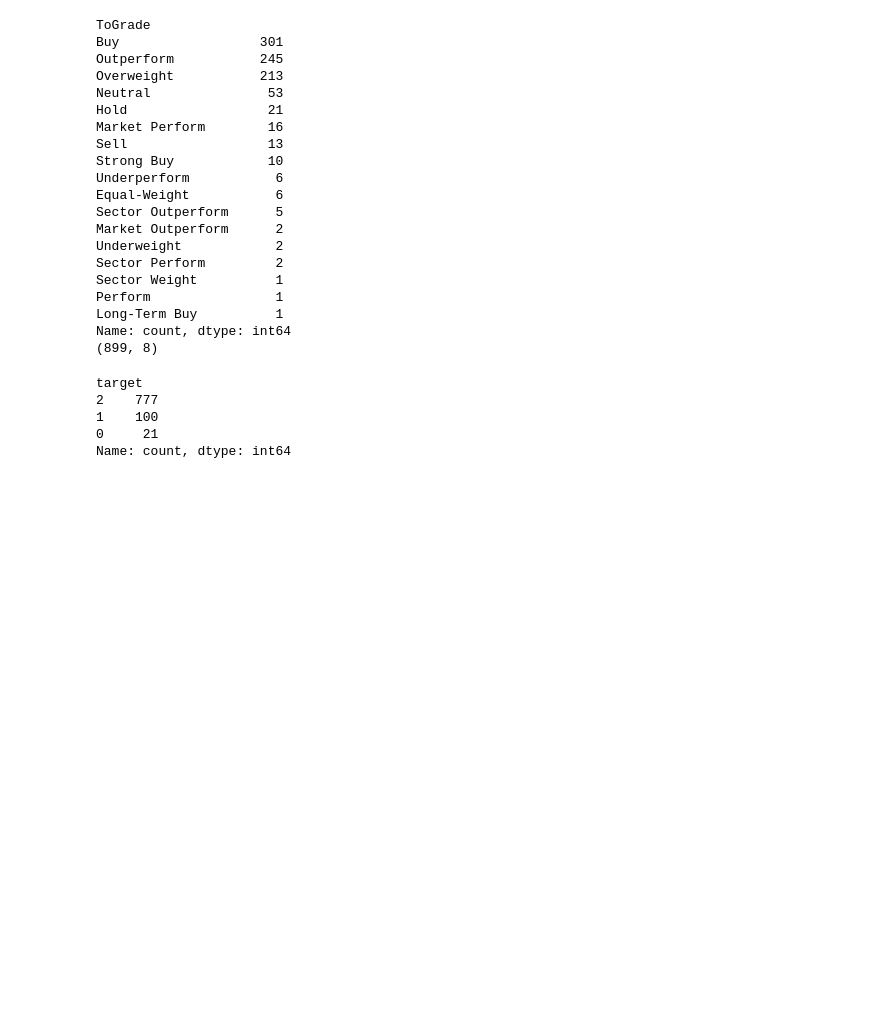
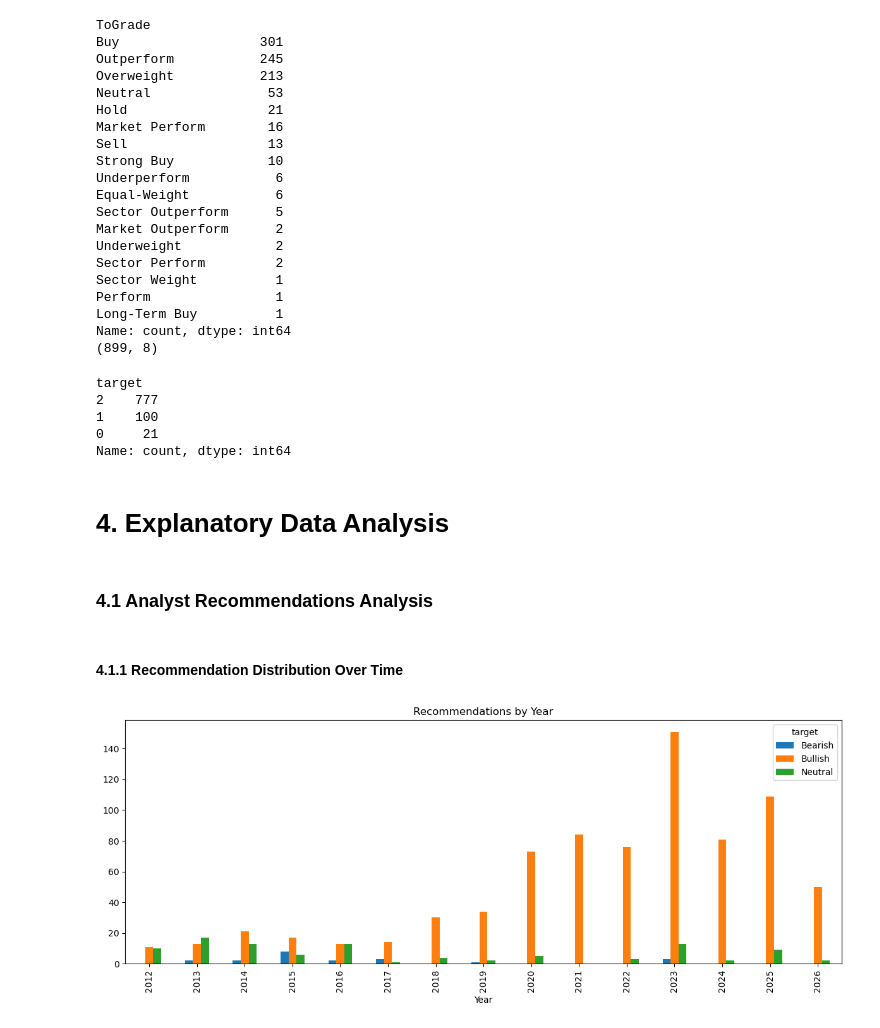
Before and after one commit to abdallahh07/Microsoft-analyst-recommendation-prediction, a Jupyter notebook: research.ipynb, the cells around one changed output. Drawn from its saved outputs; the diff is of its cells as text; code cells hidden in the pictures; blank space fills up the shorter version.

```diff
--- a/research.ipynb
+++ b/research.ipynb
@@ -340,3 +341,20 @@ target
 1    100
 0     21
 Name: count, dtype: int64
+# %% [markdown]
+# 4. Explanatory Data Analysis
+# %% [markdown]
+### 4.1 Analyst Recommendations Analysis
+# %% [markdown]
+#### 4.1.1 Recommendation Distribution Over Time
+# %%
+upgrades_downgrades["Year"] = upgrades_downgrades["GradeDate"].dt.year
+target_labels = upgrades_downgrades.copy()
+target_labels["target"] = target_labels["target"].map({0: "Bearish", 1: "Neutral", 2: "Bullish"})
+target_labels.groupby(["Year", "target"]).size().unstack().plot(
+    kind="bar", figsize=(12, 5), title="Recommendations by Year")
+plt.tight_layout()
+plt.savefig("charts/recommendations_by_year.png", dpi=150, bbox_inches="tight")
+plt.show()
+# %% [output]
+[figure, added]
```
Also changed, not shown: parts of 19 cells of this notebook, 9 other files.
